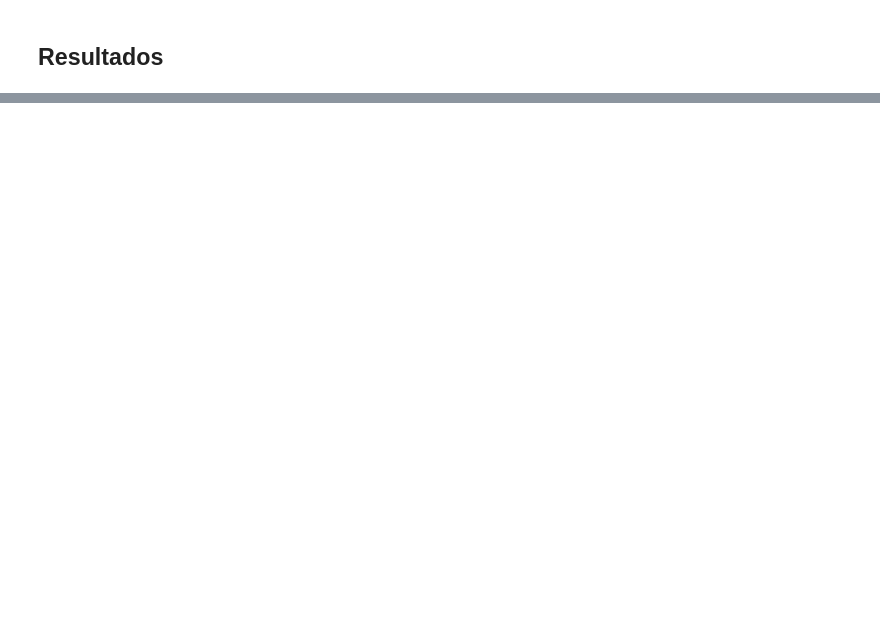
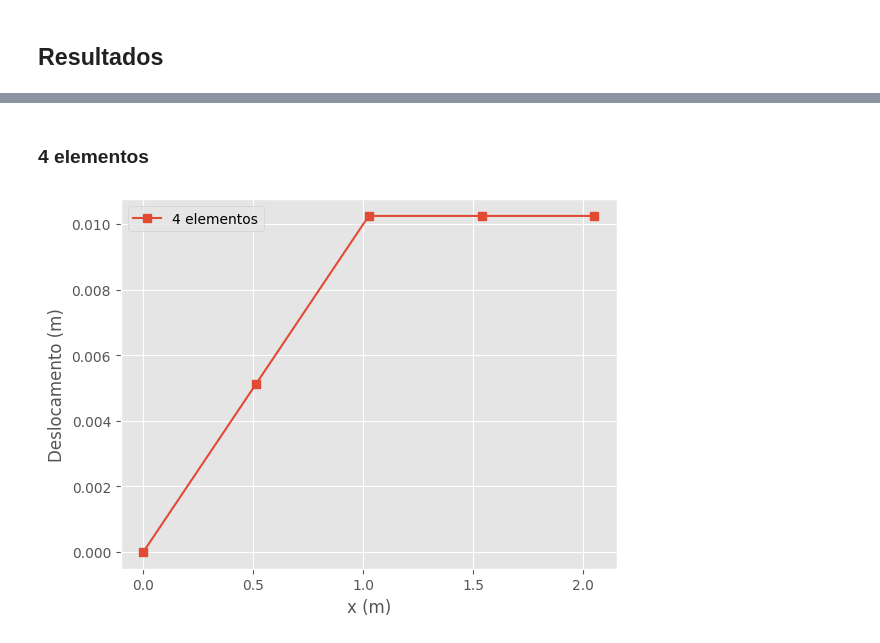
Before and after one commit to antoniomedeiros1/MAC008-Lista-1, a Jupyter notebook: 04-Exercicio4.ipynb, the cells around one changed output, grey strips where cells are left out. Drawn from its saved outputs; the diff is of its cells as text; code cells hidden in the pictures; blank space fills up the shorter version.

```diff
--- a/04-Exercicio4.ipynb
+++ b/04-Exercicio4.ipynb
@@ -225,18 +225,18 @@ $\displaystyle \left[\begin{matrix}0\\0\\P\\0\\0\end{matrix}\right]$
 # %% [markdown]
 ### Substituindo valores
 # %%
-K2 = K_G.subs({
+K4 = K_G.subs({
     EA: 10**5,
     L: 41/20
 })
-display(K2)
+display(K4)
 # %% [output]
 $\displaystyle \left[\begin{matrix}1.0 & 0 & 0 & 0 & 0\\0 & 390243.902439024 & -195121.951219512 & 0 & 0\\0 & -195121.951219512 & 390243.902439024 & -195121.951219512 & 0\\0 & 0 & -195121.951219512 & 390243.902439024 & -195121.951219512\\0 & 0 & 0 & -195121.951219512 & 195121.951219512\end{matrix}\right]$
 # %%
-F2 = F.subs({
+F4 = F.subs({
     P: 10**3
 })
-display(F2)
+display(F4)
 # %% [output]
 $\displaystyle \left[\begin{matrix}0\\0\\1000\\0\\0\end{matrix}\right]$
 # %% [markdown]
@@ -248,0 +244,3 @@ $\displaystyle \left[\begin{matrix}0\\0.005125\\0.01025\\0.01025\\0.01025\end{ma
+# %%
+u4 = K4.inv() * F4
+display(u4)
@@ -353,0 +369,11 @@ $\displaystyle \left[\begin{matrix}0\\0.00341666666666667\\0.00683333333333333\\
+# %% [markdown]
+### 4 elementos
+# %%
+plt.plot([i*L/4 for i in range(5)], u4, '-s', label='4 elementos')
+
+plt.xlabel('x (m)')
+plt.ylabel('Deslocamento (m)')
+plt.legend()
+plt.show()
+# %% [output]
+[figure, added]
```
Also changed, not shown: parts of 11 cells of this notebook.
